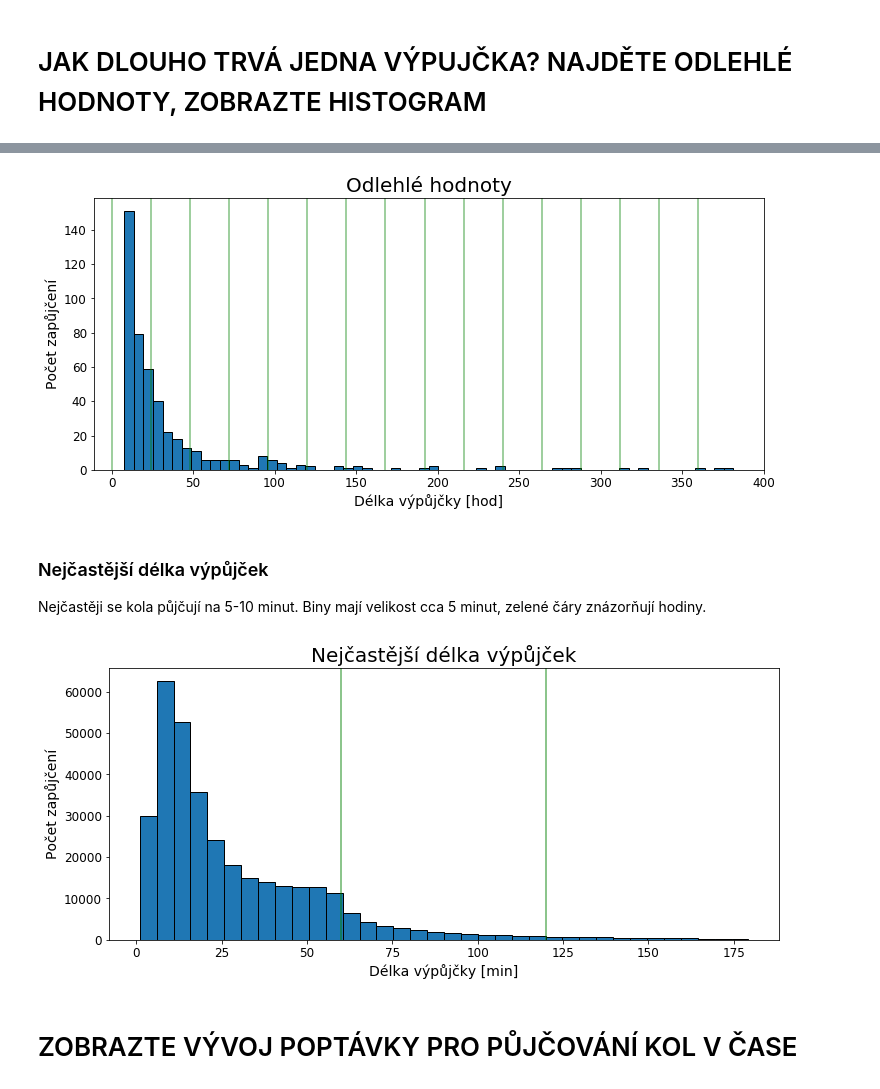
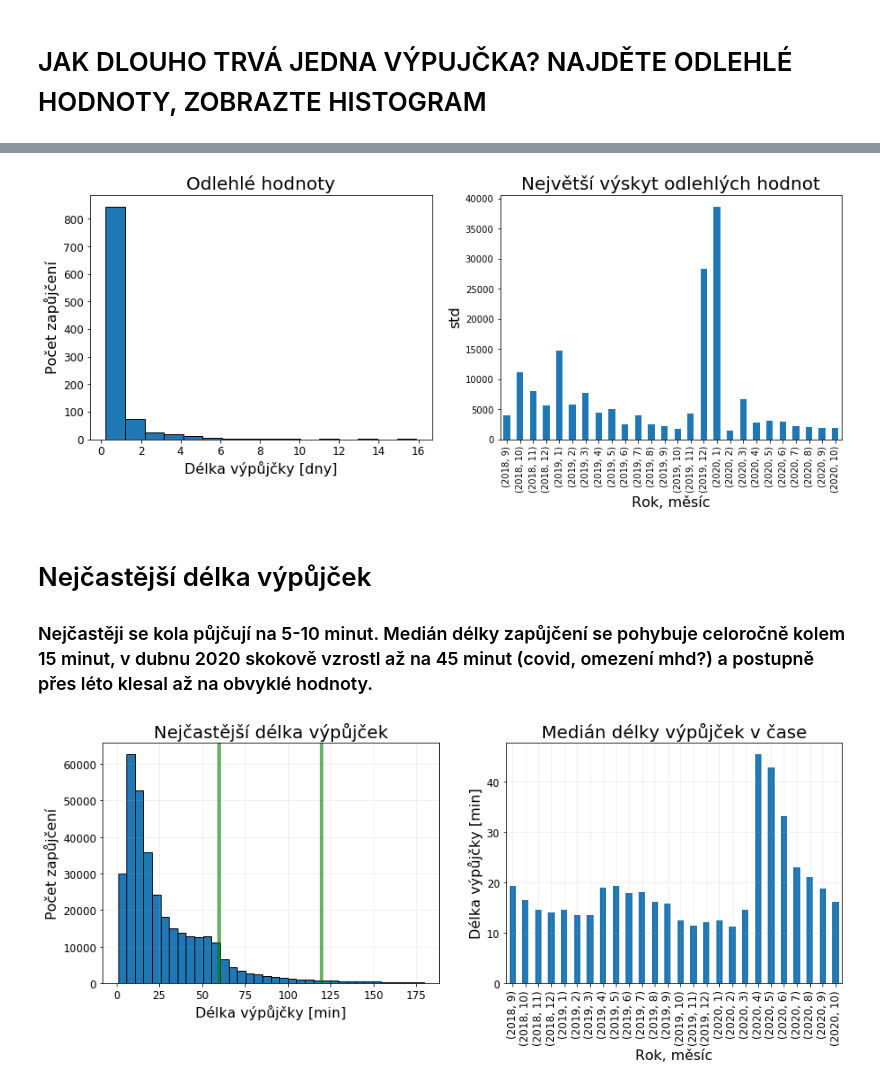
Before and after one commit to barborakacerovska/Engeto, a Jupyter notebook: Projekty/Python project Edinburgh bike sharing.ipynb, the cells around one changed output, grey strips where cells are left out. Saved outputs shown, nothing was run; the diff lists cells and outputs as text; code cells hidden in the pictures.

Commit message:
Duration hotovo, zbyva vyresit rain

```diff
--- a/Projekty/Python project Edinburgh bike sharing.ipynb
+++ b/Projekty/Python project Edinburgh bike sharing.ipynb
@@ -21,7 +21,9 @@ Coby datový analytik jste součástí týmu, který na projektu pracuje. Vaší
 import pandas as pd
 #!pip install sqlalchemy
 import sqlalchemy
+import seaborn as sns
 import numpy as np
+import matplotlib as mpl
 #!pip install PyMySql
 #pip install --upgrade pip
 from matplotlib import pyplot as plt
@@ -31,11 +33,13 @@ student_conn_string = "mysql+pymysql://student:p7@vw7MCatmnKjy7@data.engeto.com/
 alchemy_conn = sqlalchemy.create_engine(student_conn_string) #engine kde je databaze
 query = "select * from edinburgh_bikes"
 df = pd.read_sql(query, alchemy_conn)
+
+mpl.rc('figure', figsize=(8,4))
+mpl.rc('axes', labelsize=16, titlesize=20)
+mpl.rc('lines', linewidth=4)
+mpl.rc('legend', fontsize=14, title_fontsize=14)
 # %%
-#df.info()
 df.replace('Picady Place','Picardy Place', inplace=True)
 df.replace('Bruntsfield','Bruntsfield links', inplace=True)
-df.replace('Brunswick Place','Brunswick Place - Virtual', inplace=True)
-df.replace('Meadow Place 2','Meadow Place', inplace=True)
-df.head()
 # df.loc[df['start_station_id']==1024]
+# df.to_excel(r'edinbugh_kola.xlsx', index = False)
@@ -300,27 +261,35 @@ Do zs < 3 se vejde 99% všech hodnot, do zs < 2 95% hodnot, do zs < 1 68% hodnot
 # %%
+dur_mins = pd.DataFrame(df.duration /60)
 dur_mins['zs']= abs(dur_mins.duration - dur_mins.duration.mean()) / dur_mins.duration.std()
-odlehle_hodnoty = dur_mins.query('zs>3').sort_values(by='zs') /60 #převod na hodiny
+odlehle_hodnoty = dur_mins.query('zs>2').sort_values(by='zs') /60/24 #převod na hodiny
 
 # Velikost binu
-pocet_hodin = 6
-x = round(max(odlehle_hodnoty.duration)/pocet_hodin)
+pocet_dni = 1
+x = round(max(odlehle_hodnoty.duration)/pocet_dni)
 
 
-fig = plt.figure(figsize=(12, 5))
-ax = fig.add_subplot(1, 1, 1)
+fig = plt.figure(figsize=(15,5))
+ax1 = fig.add_subplot(1, 2, 1)
 
-odlehle_hodnoty['duration'].plot.hist(bins=x,edgecolor='k', fontsize = 12 )
-ax.set_title('Odlehlé hodnoty', fontsize=20)
-ax.set_xlabel('Délka výpůjčky [hod]', fontsize=14)
-ax.set_ylabel('Počet zapůjčení', fontsize=14)
+odlehle_hodnoty['duration'].plot.hist(bins=x, edgecolor='k', fontsize = 12 )
+ax1.set_title('Odlehlé hodnoty')
+ax1.set_xlabel('Délka výpůjčky [dny]')
+ax1.set_ylabel('Počet zapůjčení');
 
-for i in range(0,round(max(odlehle_hodnoty.duration)/24)):
-    ax.axvline(i*24, c='g', alpha = 0.5)
+#for i in range(0,round(max(odlehle_hodnoty.duration)/24)):
+ #   ax.axvline(i*24, c='g', alpha = 0.5)
+
+df2 = df.groupby([pd.DatetimeIndex(df['started_at']).year, pd.DatetimeIndex(df['started_at']).month]).duration.std()
+ax2 = fig.add_subplot(1, 2, 2)
+df2.plot(kind='bar', ax = ax2)
+ax2.set_title('Největší výskyt odlehlých hodnot')
+ax2.set_xlabel('Rok, měsíc')
+ax2.set_ylabel('std');
 # %% [output]
-[figure, old version]
+[figure, new version]
-# %% [markdown]
-### Nejčastější délka výpůjček
-Nejčastěji se kola půjčují na 5-10 minut. Biny mají velikost cca 5 minut, zelené čáry znázorňují hodiny.
+# %% [markdown]
+# Nejčastější délka výpůjček
+### Nejčastěji se kola půjčují na 5-10 minut. Medián délky zapůjčení se pohybuje celoročně kolem 15 minut, v dubnu 2020 skokově vzrostl až na 45 minut (covid, omezení mhd?) a postupně přes léto klesal až na obvyklé hodnoty.
 # %%
 df_vypujcky = dur_mins.query('zs<1').duration
 
@@ -328,15 +297,23 @@ df_vypujcky = dur_mins.query('zs<1').duration
 pocet_minut = 5
 x = round(max(df_vypujcky)/pocet_minut)
 
-fig = plt.figure(figsize=(12, 5))
-ax = fig.add_subplot(1, 1, 1)
-df_vypujcky.plot(kind="hist",ax=ax, bins=x, edgecolor='k', fontsize = 12 )
-ax.set_title('Nejčastější délka výpůjček', fontsize=20)
-ax.set_xlabel('Délka výpůjčky [min]', fontsize=14)
-ax.set_ylabel('Počet zapůjčení', fontsize=14)
-ax.axvline(60, c='g', alpha = 0.6)
-ax.axvline(120, c='green', alpha = 0.6);
+fig = plt.figure(figsize=(15, 5))
+ax1 = fig.add_subplot(121)
+df_vypujcky.plot(kind="hist",ax=ax1, bins=x, edgecolor='k', fontsize = 12 )
+ax1.set_title('Nejčastější délka výpůjček')
+ax1.set_xlabel('Délka výpůjčky [min]')
+ax1.set_ylabel('Počet zapůjčení')
+ax1.axvline(60, c='g', alpha = 0.6)
+ax1.axvline(120, c='green', alpha = 0.6)
+ax1.grid(alpha=0.2);
+
+df2 = df.groupby([pd.DatetimeIndex(df['started_at']).year, pd.DatetimeIndex(df['started_at']).month]).duration.median()/60
+
+ax2 = fig.add_subplot(122)
+df2.plot(kind='bar', ax=ax2, fontsize = 12)
+ax2.set_xlabel('Rok, měsíc')
+ax2.set_ylabel('Délka výpůjčky [min]')
+ax2.set_title('Medián délky výpůjček v čase')
+ax2.grid(alpha=0.2);
 # %% [output]
-[figure, old version]
+[figure, new version]
-# %% [markdown]
-# ZOBRAZTE VÝVOJ POPTÁVKY PRO PŮJČOVÁNÍ KOL V ČASE
```
Also changed, not shown: parts of 26 cells of this notebook.
